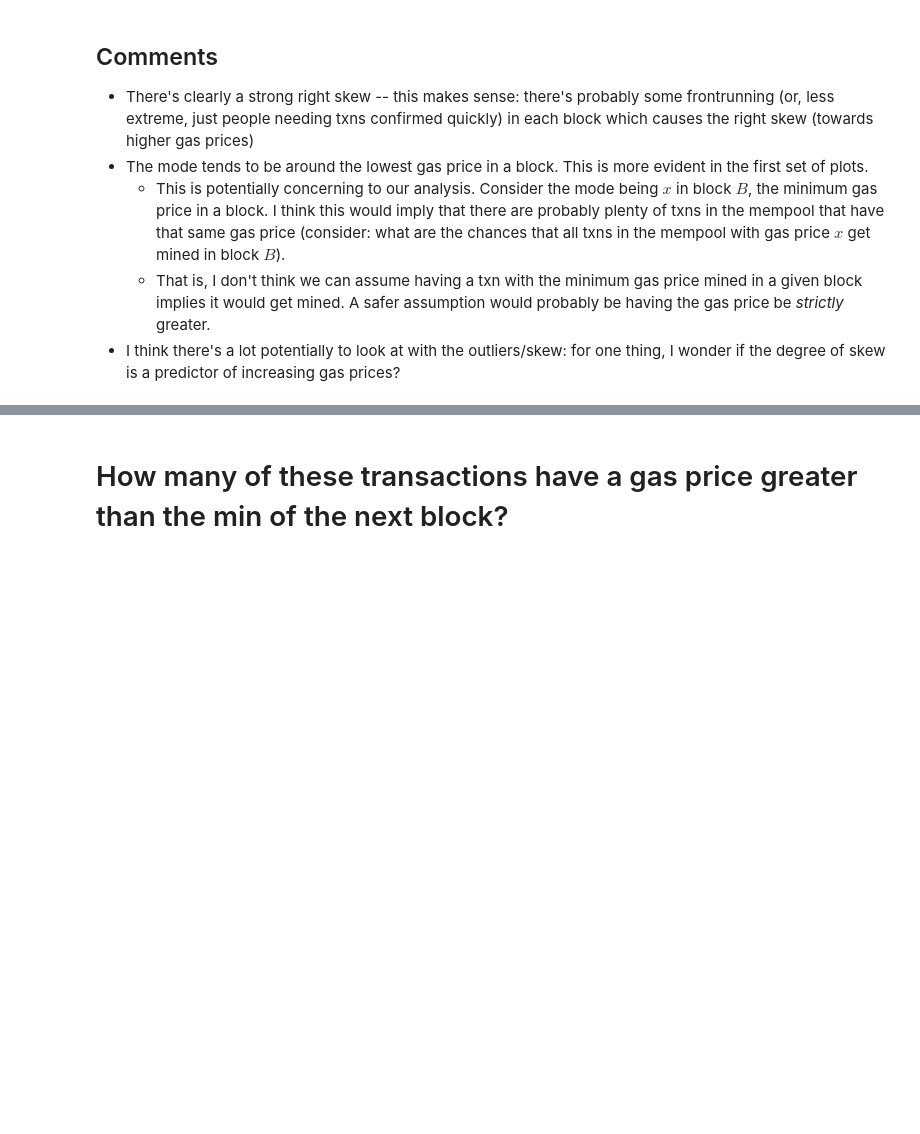
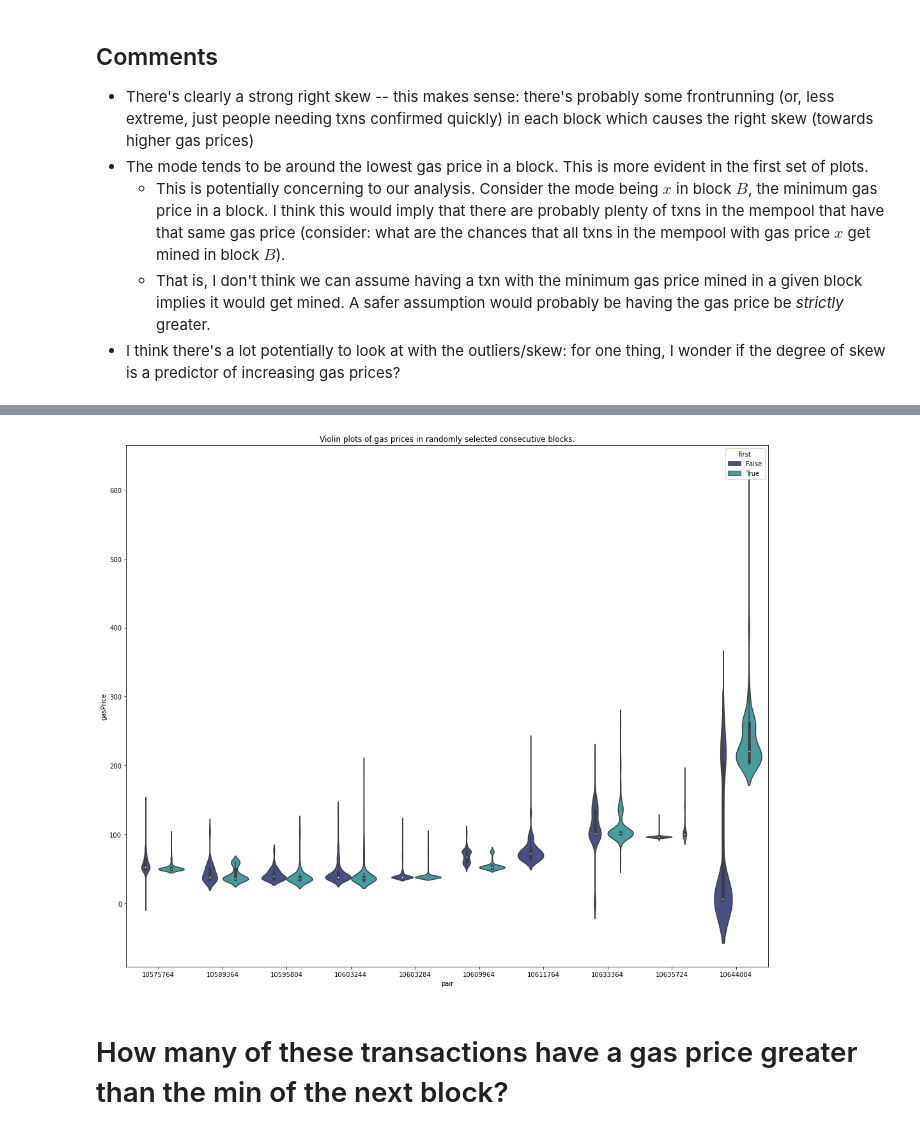
Before and after one commit to sassmilic/historical-gas-prices, a Jupyter notebook: gas-price-predictions.ipynb, the cells around one changed output, grey strips where cells are left out. Saved outputs shown, nothing was run; the diff lists cells and outputs as text; code cells hidden in the pictures; blank space fills up the shorter version.

```diff
--- a/gas-price-predictions.ipynb
+++ b/gas-price-predictions.ipynb
@@ -101,3 +138,15 @@ ax.axhline(0, color='black');
+# %%
+sample_n = 10
+pairs = random.sample(list(set(df['pair'])), sample_n)
+df_sample = df[df.pair.isin(pairs)]
+# TODO: remove top ~3 txns from block to reduce sometimes giant tails
+
+g, ax = plt.subplots(1, 1, figsize=(18,15))
+sns.violinplot(x="pair", y="gasPrice", hue="first", data=df_sample, palette="mako");
+
+ax.set_title('Violin plots of gas prices in randomly selected consecutive blocks.');
+# %% [output]
+[figure, added]
 # %% [markdown]
 # How many of these transactions have a gas price greater than the min of the next block?
 # %%
```
Also changed, not shown: parts of 15 cells of this notebook.
